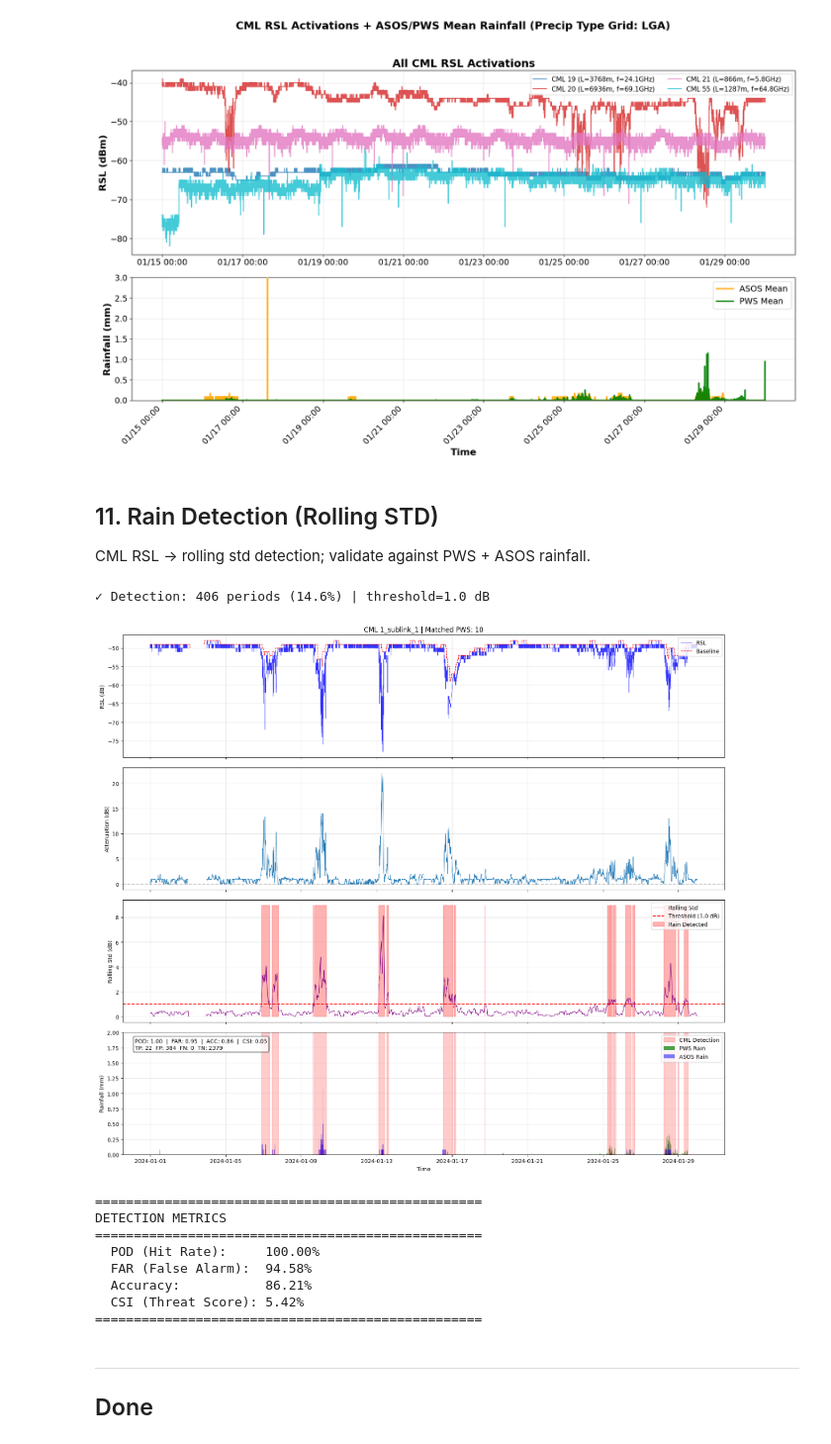
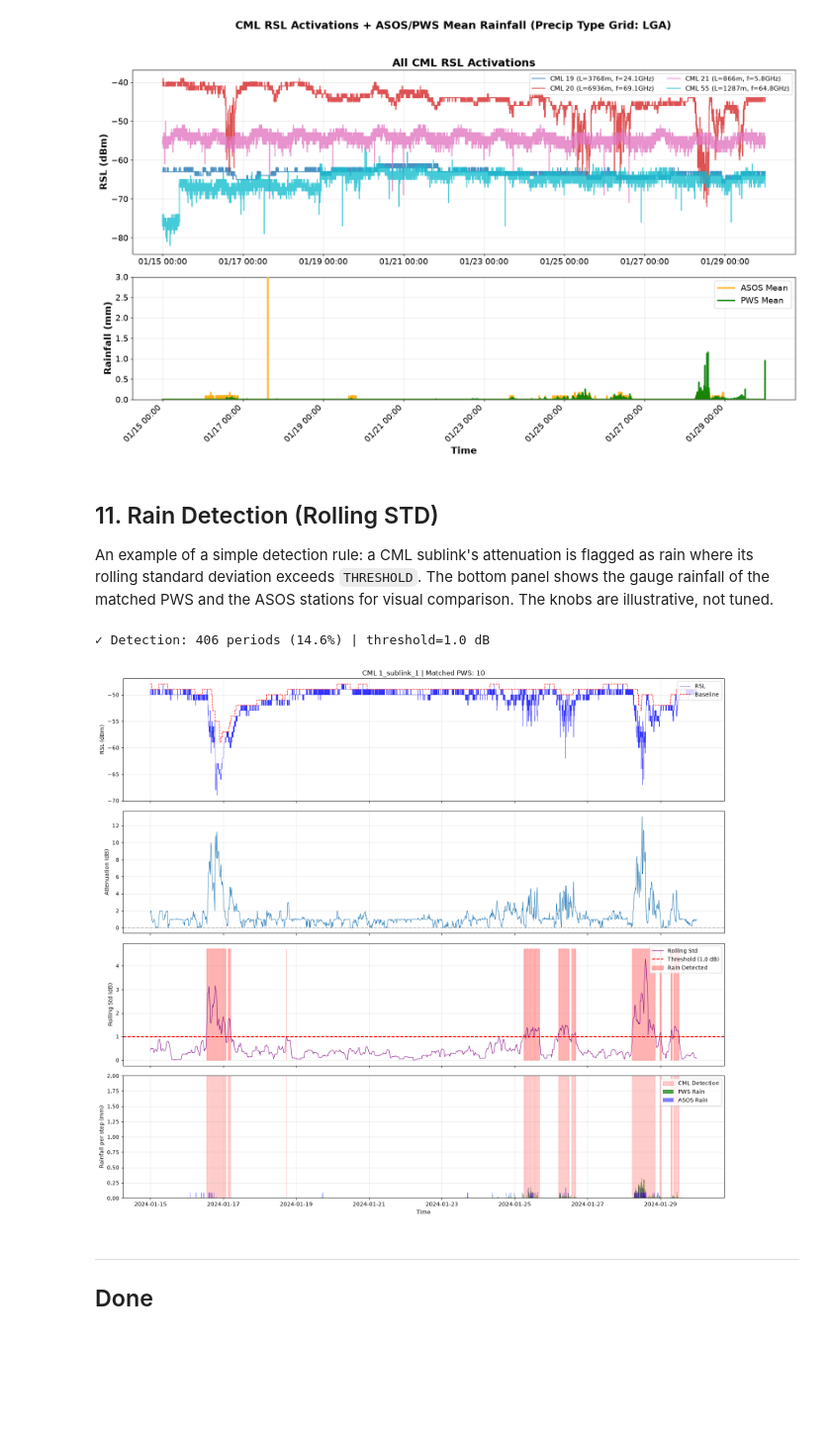
Before and after one commit to drorjac/OpenMesh, a Jupyter notebook: src/analysis/analysis.ipynb, the cells around one changed output. Shown at 99% size. Cells and saved outputs as stored; diff of their text form; code cells hidden in the pictures; blank space fills up the shorter version.

```diff
--- a/src/analysis/analysis.ipynb
+++ b/src/analysis/analysis.ipynb
@@ -99,9 +117,6 @@ Metadata loaded:
 # %%
-OPENMESH_MODE = 'load'        # 'fetch' or 'load'
-PWS_OPENMESH_SOURCE = 'sample'   # 'sample' or 'full'
-
 ds_links, links_meta, pws_data = load_or_fetch_openmesh(
-    paths=paths, mode=OPENMESH_MODE, pws_source=PWS_OPENMESH_SOURCE
+    paths=paths, mode=MODE, pws_source=PWS_OPENMESH_SOURCE, dataset='v1'
 )
 # %% [output]
 ======================================================================
@@ -117,11 +137,9 @@ Mode: load
 # %%
-# Load or fetch ASOS and WU data.
-WEATHER_DATA_MODE = 'fetch'
-
 weather_data = load_or_fetch_data(
-    mode            = WEATHER_DATA_MODE,
+    mode            = MODE,
     start_date      = START_DATE,
     end_date        = END_DATE,
+    acquire_wu      = (PWS_SOURCE == 'wu'),
     asos_stations   = ASOS_STATIONS,
     wu_stations     = WU_STATIONS if WU_STATIONS != 'all' else None,
     asos_metadata   = metadata['asos'],
@@ -157,6 +173,4 @@ Combine all data sources into unified format:
 # %%
-
-PWS_SOURCE = 'openmesh' # 'wu' for fetched data from WU API
 datasets = {
     'asos': {
         'raw': weather_data['asos'],
@@ -168,14 +182,14 @@ datasets = {
     },
     'openmesh': {
         'raw': {'links': ds_links, 'pws': pws_data},
-        'meta': {'links': links_meta, 'pws': metadata['wu']}  # PWS meta same as WU
+        'meta': {'links': links_meta, 'pws': metadata['wu']}  # the release PWS are WU stations
     }
 }
 
 analysis_data = prepare_analysis_data(
     datasets=datasets,
     analysis_period=(START_DATE, END_DATE),
-    pws_source='openmesh',
+    pws_source=PWS_SOURCE,
     parameters='all',
 )
 print("\n✓ Analysis data prepared")
@@ -393,52 +407,43 @@ fig, axes = plot_subnetwork(ds_links, analysis_data, cml_to_pws_network,
                            layout='vertical', rainfall_source='both')
 # %% [output]
 [figure]
-# %% [markdown]
-## 11. Rain Detection (Rolling STD)
-
-CML RSL → rolling std detection; validate against PWS + ASOS rainfall.
+# %% [markdown]
+## 11. Rain Detection (Rolling STD)
+
+An example of a simple detection rule: a CML sublink's attenuation is flagged as rain where
+its rolling standard deviation exceeds `THRESHOLD`. The bottom panel shows the gauge
+rainfall of the matched PWS and the ASOS stations for visual comparison. The knobs are
+illustrative, not tuned.
 # %%
-START_DATE = datetime(2024, 1, 1)
-END_DATE = datetime(2024, 1, 30)
 CML_ID = '1'
 SUBLINK_ID = 'sublink_1'
 BASELINE_WINDOW = '6h'
 BASELINE_METHOD = 'max'
 DETECTION_WINDOW = '3h'
 THRESHOLD = 1.0
 RESAMPLE = '15min'
 RAIN_Y_MAX = 2.0
-SHOW_METRICS = True
 
 df_cml, df_pws_rain, df_asos_rain, matched_pws = prepare_detection_data(
     analysis_data, CML_ID, SUBLINK_ID, cml_to_pws,
     baseline_window=BASELINE_WINDOW,
     baseline_method=BASELINE_METHOD
 )
 
 df_detection = run_rolling_std_detection(
     df_cml, window=DETECTION_WINDOW, threshold=THRESHOLD, resample=RESAMPLE
 )
 
 plot_detection_results(
     df_cml, df_detection, df_pws_rain, df_asos_rain,
     title=f'CML {CML_ID}_{SUBLINK_ID} | Matched PWS: {len(matched_pws)}',
     start_date=START_DATE,
     end_date=END_DATE,
     rain_y_max=RAIN_Y_MAX,
-    show_metrics=SHOW_METRICS
 )
 # %% [output]
 ✓ Detection: 406 periods (14.6%) | threshold=1.0 dB
-[figure, old version]
+[figure, new version]
-==================================================
-DETECTION METRICS
-==================================================
-  POD (Hit Rate):     100.00%
-  FAR (False Alarm):  94.58%
-  Accuracy:           86.21%
-  CSI (Threat Score): 5.42%
-==================================================
 # %% [markdown]
 ---
 ## Done
```
Also changed, not shown: parts of 19 cells of this notebook, 55 other files.
